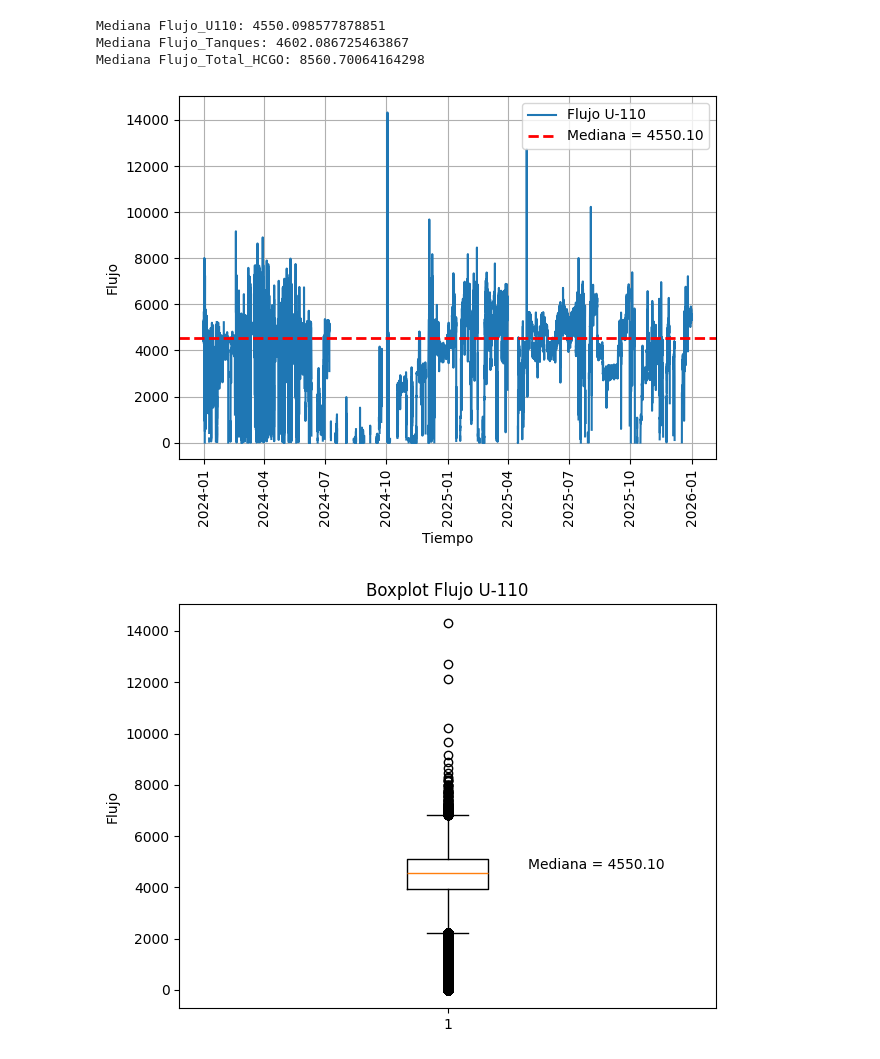
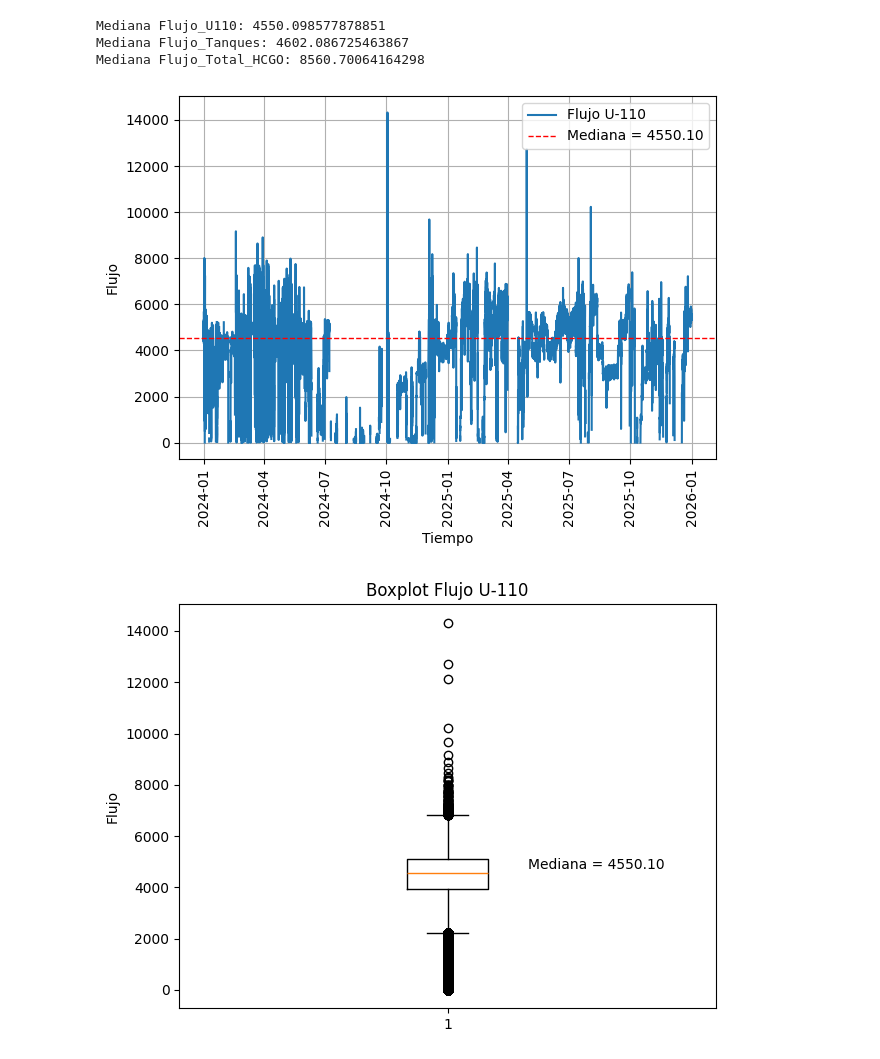
Before and after one commit to vbedoyaj21/OSBL, a Jupyter notebook: EDA_OSBL_Copia.ipynb, the cells around one changed output. Cells and saved outputs as stored; diff of their text form; code cells hidden in the pictures.

```diff
--- a/EDA_OSBL_Copia.ipynb
+++ b/EDA_OSBL_Copia.ipynb
@@ -115,24 +115,24 @@ Mediana Flujo_Total_HCGO: 8560.70064164298
 # %%
 # =========================
 # BLOQUE 5.1: Gráfico discontinuo Flujo U110
 # =========================
 #plt.figure(figsize=(14,6))
 
 plt.plot(df_merged.index, df_merged["Flujo_U110"], label="Flujo U-110")
 
-plt.axhline(mediana_U110, linestyle="--", linewidth=2, color='r',
+plt.axhline(mediana_U110, linestyle="--", linewidth=1, color='r',
             label=f"Mediana = {mediana_U110:.2f}")
 
 plt.xlabel("Tiempo")
 plt.ylabel("Flujo")
 plt.xticks(rotation=90)
 #plt.title("ACA EL TITULITO")
 plt.legend()
 plt.tight_layout()
 plt.grid(True)
 plt.show()
 # %% [output]
-[figure, old version]
+[figure, new version]
 # %%
 data_U110 = df_merged["Flujo_U110"].dropna()
 
```
